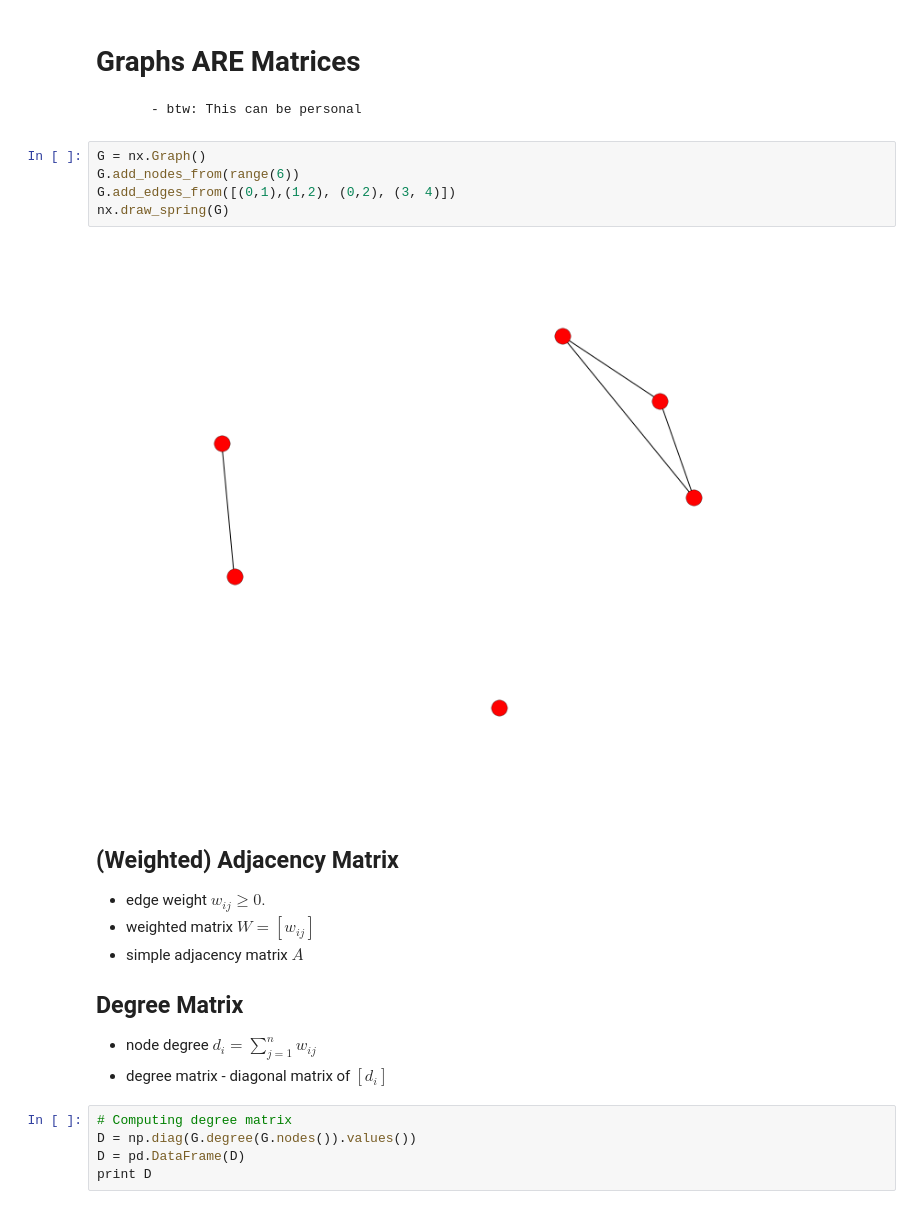
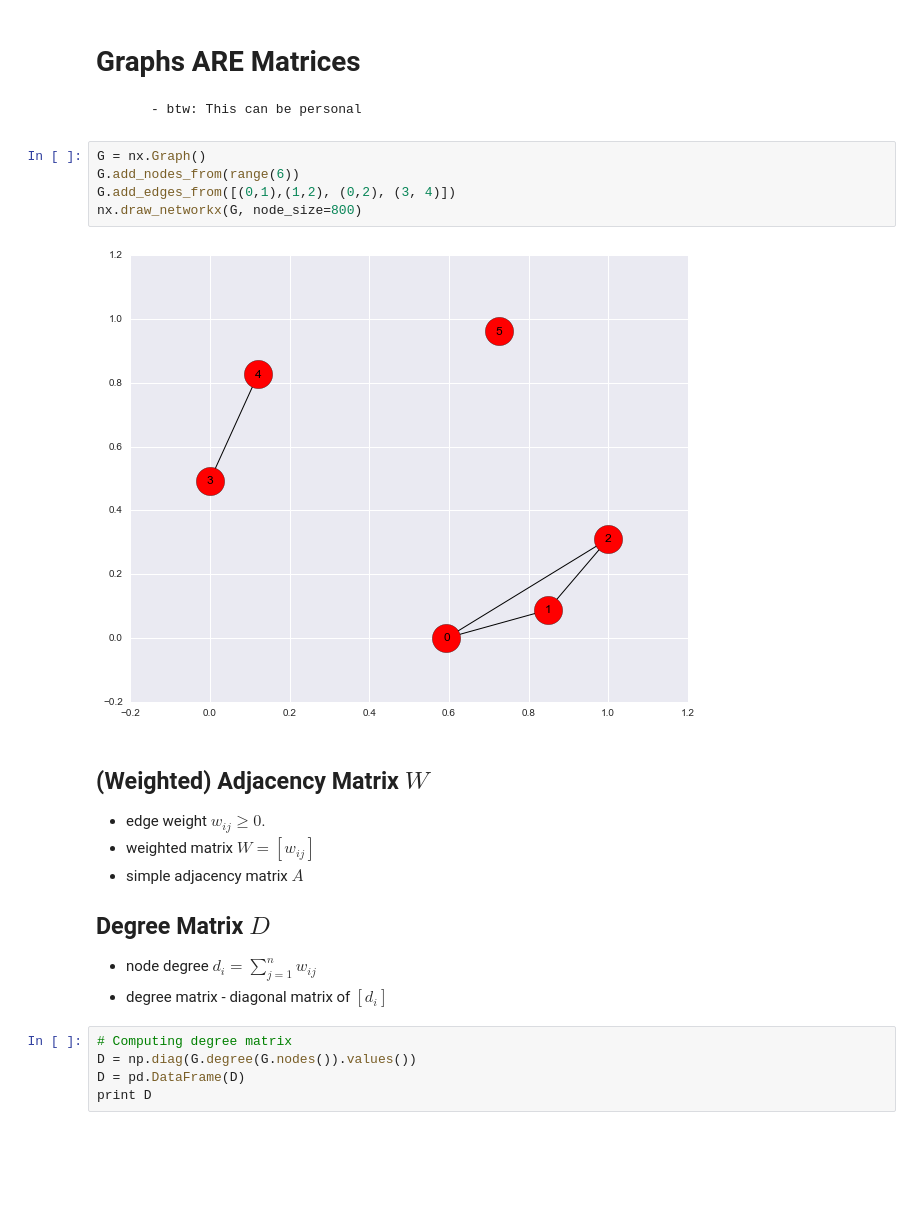
Before and after one commit to weifei/StudyTopics, a Jupyter notebook: clustering/A Primer On Spectral Clustering.ipynb, the cells around one changed output. Saved outputs shown, nothing was run; the diff lists cells and outputs as text; blank space fills up the shorter version.

```diff
--- a/clustering/A Primer On Spectral Clustering.ipynb
+++ b/clustering/A Primer On Spectral Clustering.ipynb
@@ -148,17 +149,17 @@ $$ G = (V, E) $$
 # %%
 G = nx.Graph()
 G.add_nodes_from(range(6))
 G.add_edges_from([(0,1),(1,2), (0,2), (3, 4)])
-nx.draw_spring(G)
+nx.draw_networkx(G, node_size=800)
 # %% [output]
-[figure, old version]
+[figure, new version]
 # %% [markdown]
-## (Weighted) Adjacency Matrix
+## (Weighted) Adjacency Matrix $W$
 - edge weight $w_{ij} \geq 0$.
 - weighted matrix $ W = [w_{ij}]$
 - simple adjacency matrix $A$
 
-## Degree Matrix
+## Degree Matrix $D$
 - node degree $d_i = \sum_{j=1}^n w_{ij}$
 - degree matrix - diagonal matrix of $[d_i]$
 # %%
```
Also changed, not shown: parts of 21 cells of this notebook.
